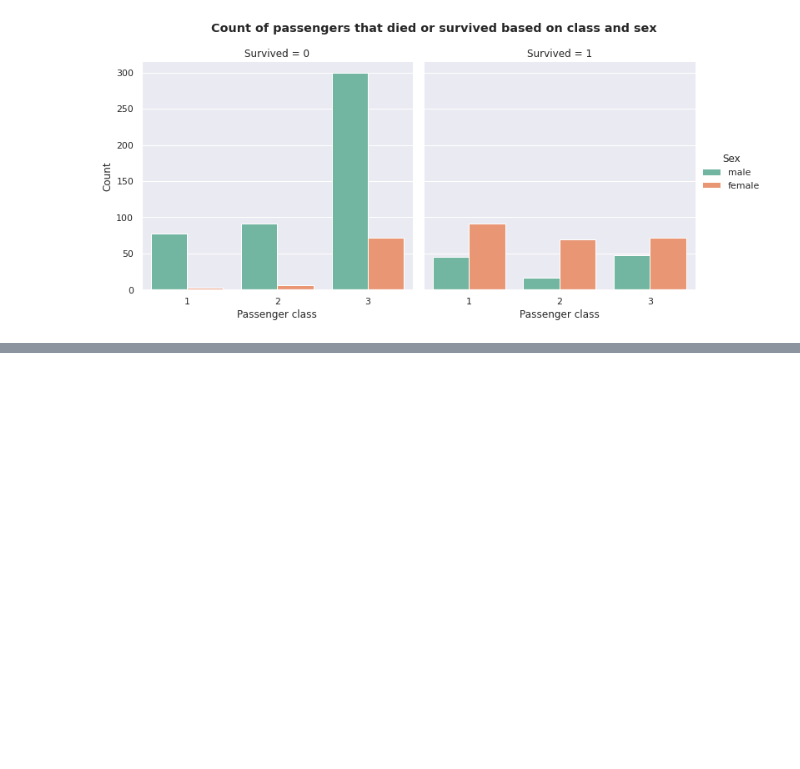
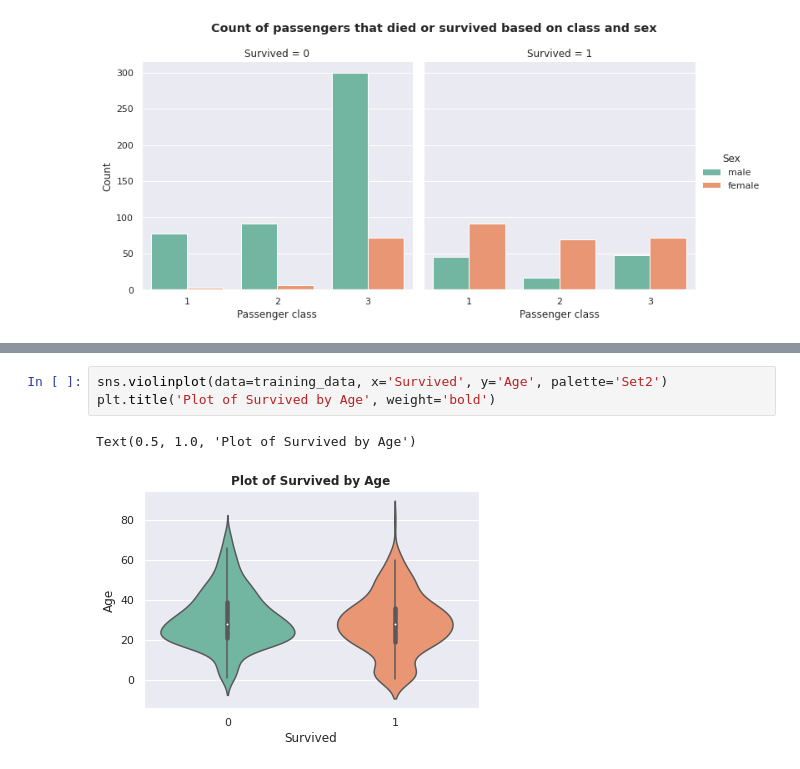
Before and after one commit to flayner2/titanic-survivors, a Jupyter notebook: titanic.ipynb, the cells around one changed output, grey strips where cells are left out. Drawn from its saved outputs; the diff is of its cells as text; blank space fills up the shorter version.

```diff
--- a/titanic.ipynb
+++ b/titanic.ipynb
@@ -125,0 +132,6 @@ p.set_axis_labels('Passenger class', 'Count')
+# %%
+sns.violinplot(data=training_data, x='Survived', y='Age', palette='Set2')
+plt.title('Plot of Survived by Age', weight='bold')
+# %% [output]
+Text(0.5, 1.0, 'Plot of Survived by Age')
+[figure, added]
```
Also changed, not shown: parts of 2 cells of this notebook.
